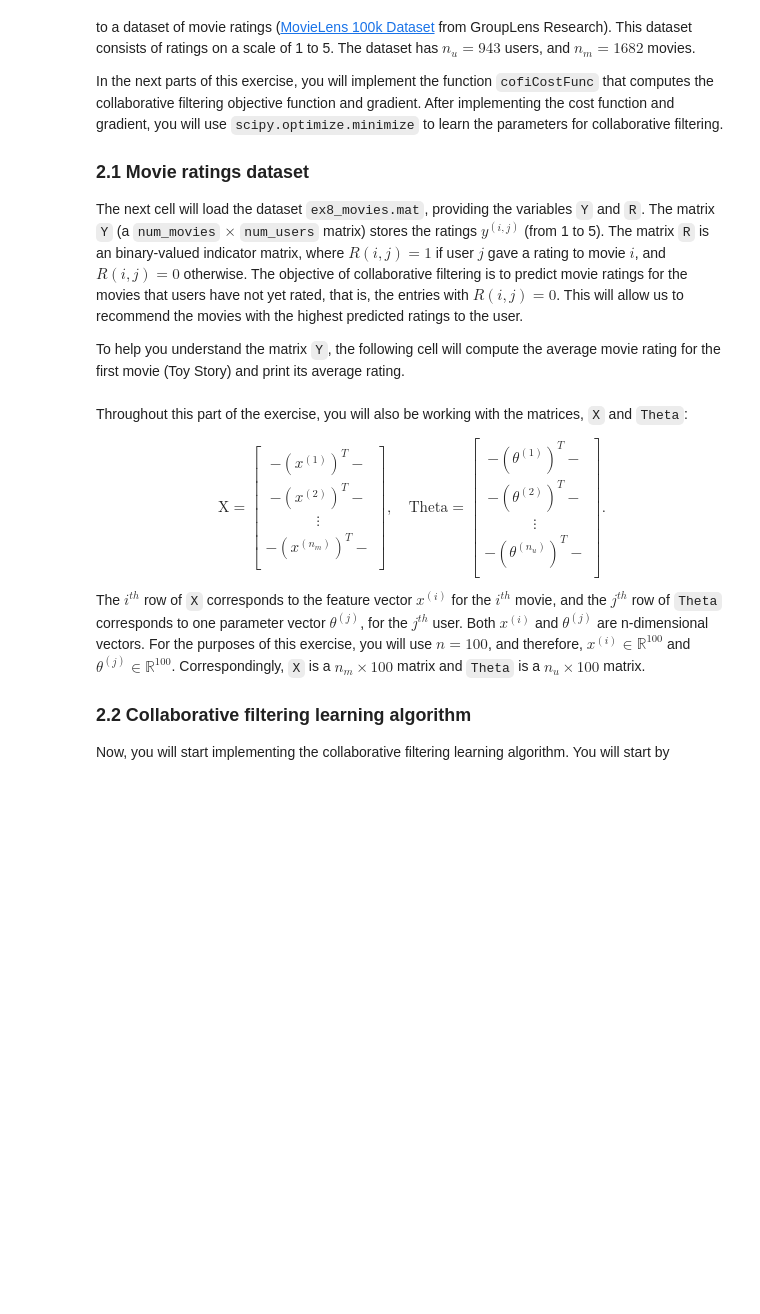
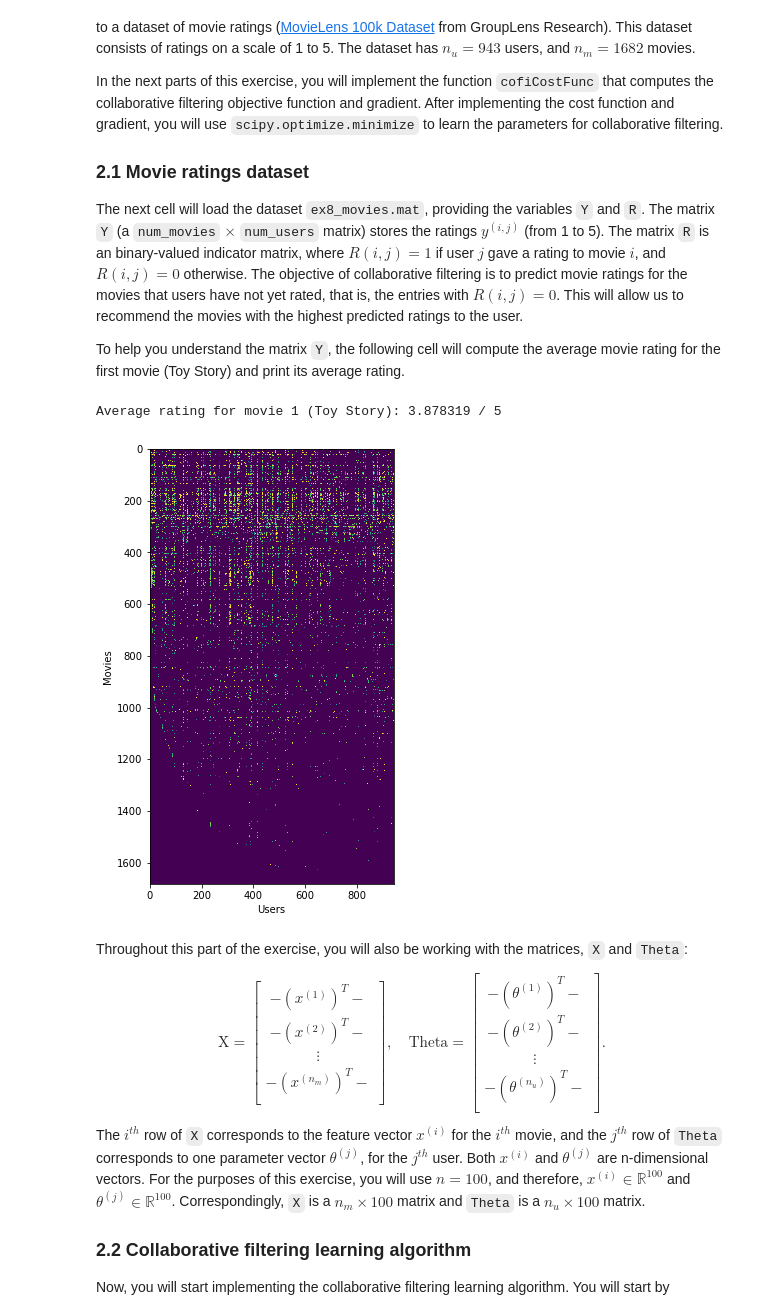
Before and after one commit to indrikwijaya/ml-coursera-python-assignments, a Jupyter notebook: Exercise8/exercise8.ipynb, the cells around one changed output. Drawn from its saved outputs; the diff is of its cells as text; code cells hidden in the pictures; blank space fills up the shorter version.

```diff
--- a/Exercise8/exercise8.ipynb
+++ b/Exercise8/exercise8.ipynb
@@ -356,24 +391,27 @@ To help you understand the matrix `Y`, the following cell will compute the avera
 # %%
 # Load data
 data = loadmat(os.path.join('Data', 'ex8_movies.mat'))
 Y, R = data['Y'], data['R']
 
 # Y is a 1682x943 matrix, containing ratings (1-5) of
 # 1682 movies on 943 users
 
 # R is a 1682x943 matrix, where R(i,j) = 1
 # if and only if user j gave a rating to movie i
 
 # From the matrix, we can compute statistics like average rating.
 print('Average rating for movie 1 (Toy Story): %f / 5' %
       np.mean(Y[0, R[0, :] == 1]))
 
 # We can "visualize" the ratings matrix by plotting it with imshow
-pyplot.figure(figsize=(8, 8))
-pyplot.imshow(Y)
-pyplot.ylabel('Movies')
-pyplot.xlabel('Users')
-pyplot.grid(False)
+plt.figure(figsize=(8, 8))
+plt.imshow(Y)
+plt.ylabel('Movies')
+plt.xlabel('Users')
+plt.grid(False)
+# %% [output]
+Average rating for movie 1 (Toy Story): 3.878319 / 5
+[figure, added]
 # %% [markdown]
 Throughout this part of the exercise, you will also be working with the matrices, `X` and `Theta`:
 
```
Also changed, not shown: parts of 9 cells of this notebook.
